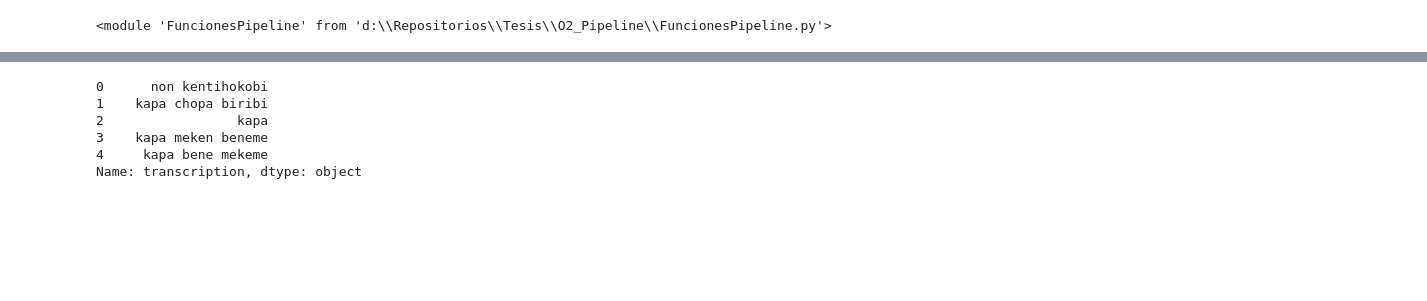
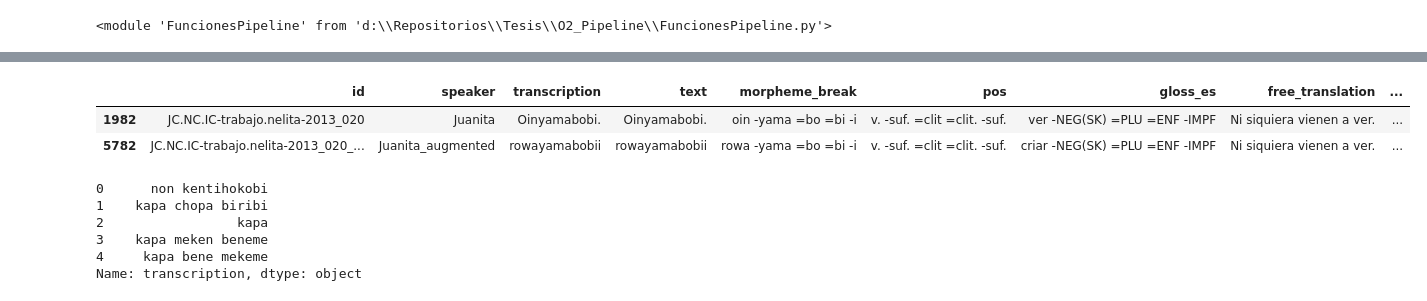
Before and after one commit to Xnehil/Tesis, a Jupyter notebook: O2_Pipeline/PruebasPipeline.ipynb, the cells around one changed output, grey strips where cells are left out. Saved outputs shown, nothing was run; the diff lists cells and outputs as text; code cells hidden in the pictures; blank space fills up the shorter version.

```diff
--- a/O2_Pipeline/PruebasPipeline.ipynb
+++ b/O2_Pipeline/PruebasPipeline.ipynb
@@ -56,3 +40,12 @@ tokens
+# %%
+# import random
+# num=random.randint(0, len(tokens))
+# tokens.iloc[num:num+10]
+tokens.loc[tokens['id'].str.contains('JC.NC.IC-trabajo.nelita-2013_020')]
+# %% [output]
+|  | id | speaker | transcription | text | morpheme_break | pos | gloss_es | free_translation | ... |
+| 1982 | JC.NC.IC-trabajo.nelita-2013_020 | Juanita | Oinyamabobi. | Oinyamabobi. | oin -yama =bo =bi -i | v. -suf. =clit =clit. -suf. | ver -NEG(SK) =PLU =ENF -IMPF | Ni siquiera vienen a ver. | ... |
+| 5782 | JC.NC.IC-trabajo.nelita-2013_020_... | Juanita_augmented | rowayamabobii | rowayamabobii | rowa -yama =bo =bi -i | v. -suf. =clit =clit. -suf. | criar -NEG(SK) =PLU =ENF -IMPF | Ni siquiera vienen a ver. | ... |
 # %%
 df_corpus.head().transcription
 # %% [output]
```
Also changed, not shown: parts of 2 cells of this notebook, 5 other files.
